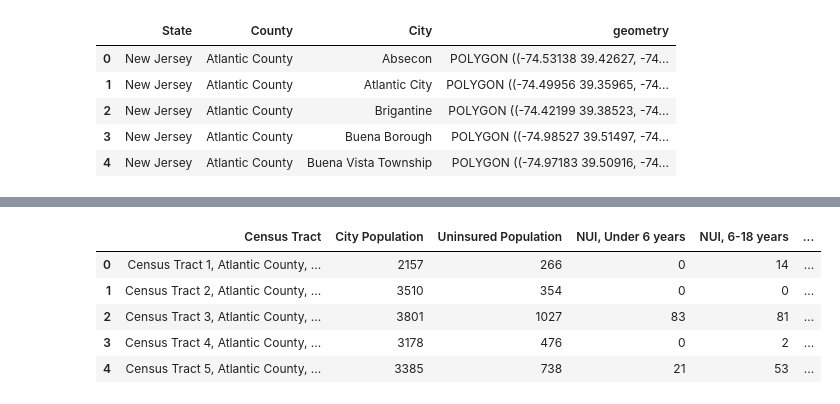
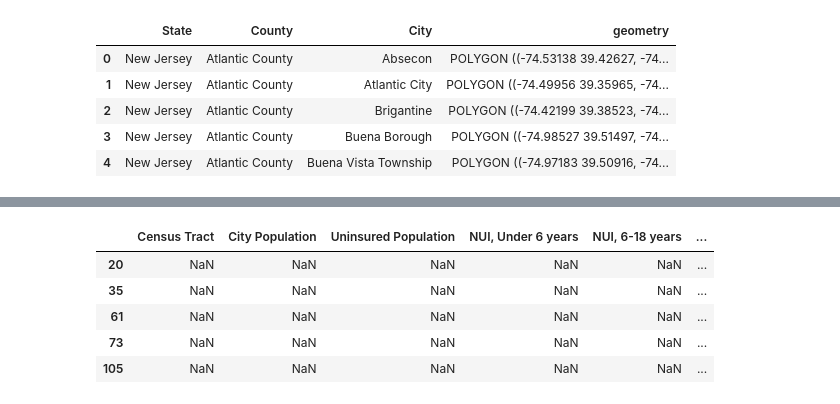
Before and after one commit to Myself1214/Pushing-P-Breakers, a Jupyter notebook: Code/Capstone_Project_ETL.ipynb, the cells around one changed output, grey strips where cells are left out. Drawn from its saved outputs; the diff is of its cells as text; code cells hidden in the pictures.

Commit message:
updatedNJ_Census_Tracts table to use right join to preserve counties with missing healthcare info

```diff
--- a/Code/Capstone_Project_ETL.ipynb
+++ b/Code/Capstone_Project_ETL.ipynb
@@ -496,6 +496,9 @@ tract.head()
 | 3 | 34 | 029 | 715902 | 1400000US34029715902 | 34029715902 | 7159.02 | CT | 3377179 | 201835 | POLYGON ((-74.19763 40.04472, -74... |
 | 4 | 34 | 029 | 721000 | 1400000US34029721000 | 34029721000 | 7210 | CT | 2260503 | 240040 | POLYGON ((-74.33147 40.02096, -74... |
 # %%
+# Read in Tract Healthcare information
+import numpy as np
+
 col_dict = {'NAME':'Census Tract',
 'GEO_ID':'AFFGEOID',
 'S2701_C01_001E': 'City Population',
@@ -522,42 +525,44 @@ col_dict = {'NAME':'Census Tract',
 tract_h = pd.read_csv('/dbfs/mnt/pushing-p-breakers/NJ_Uninsured_by_Census_Tract.csv', low_memory=False)
 
 # Drop First Row
 tract_h.drop(0,inplace=True)
 
 # Rename columns
 tract_h = tract_h.rename(columns = col_dict)
 
 # Select Columns of interest
 tract_h = tract_h[['Census Tract','AFFGEOID','City Population','Uninsured Population','NUI, Under 6 years','NUI, 6-18 years', 'NUI, 19 to 25 years',
 'NUI, 26 to 34 years', 'NUI, 35 to 44 years','NUI, 45 to 54 years','NUI, 55 to 64 years','NUI, 65 years and older',
 'NUI, Men', 'NUI, Women','NUI, White','NUI, African American', 'NUI, American Indian & Alaska Native Population',
 'NUI, Asians', 'NUI, Native Hawaiians & Pacific Islanders Population']]
 
-# Merge based on AFFGEOID column
-tract_info = tract_h.merge(tract,how='inner',on='AFFGEOID')
+# Merge based on AFFGEOID column (we need to use a 'right' join because some of the healthcare data for census tracts is missing but we need the county geometries)
+tract_info = tract_h.merge(tract,how='right',on='AFFGEOID')
 
 # Convert to Geodataframe
 tract_info = gpd.GeoDataFrame(tract_info, geometry=tract_info['geometry'])
 
 # Convert columns to appropriate Datatypes
+
 tract_info[['City Population', 'Uninsured Population', 'NUI, Under 6 years', 'NUI, 6-18 years', 'NUI, 19 to 25 years','NUI, 26 to 34 years', 'NUI, 35 to 44 years', 'NUI, 45 to 54 years',
 'NUI, 55 to 64 years', 'NUI, 65 years and older', 'NUI, Men', 'NUI, Women','NUI, White','NUI, African American','NUI, American Indian & Alaska Native Population','NUI, Asians',
 'NUI, Native Hawaiians & Pacific Islanders Population']] = tract_info[['City Population', 'Uninsured Population', 'NUI, Under 6 years', 'NUI, 6-18 years', 'NUI, 19 to 25 years','NUI, 26 to 34 years', 'NUI, 35 to 44 years', 'NUI, 45 to 54 years',
 'NUI, 55 to 64 years', 'NUI, 65 years and older', 'NUI, Men', 'NUI, Women','NUI, White','NUI, African American','NUI, American Indian & Alaska Native Population','NUI, Asians',
-'NUI, Native Hawaiians & Pacific Islanders Population']].astype(int)
+'NUI, Native Hawaiians & Pacific Islanders Population']].fillna(-1).astype(int).replace(-1, np.nan) # if we try to convert to an int with null values it gives an error
 
 # Drop unnecessary columns
 tract_info.drop(['AFFGEOID', 'GEOID', 'NAME', 'LSAD', 'ALAND', 'AWATER','STATEFP','COUNTYFP','TRACTCE'],axis=1,inplace=True)
 
-tract_info.head()
+# Just to show what I mean. There are polygons with null healthcare values. We need to use a right join to preserve these polygons
+tract_info[tract_info['Uninsured Population'].isna()].head()
 # %% [output]
 [interactive output not drawn]
 |  | Census Tract | City Population | Uninsured Population | NUI, Under 6 years | NUI, 6-18 years | ... |
-| 0 | Census Tract 1, Atlantic County, ... | 2157 | 266 | 0 | 14 | ... |
-| 1 | Census Tract 2, Atlantic County, ... | 3510 | 354 | 0 | 0 | ... |
-| 2 | Census Tract 3, Atlantic County, ... | 3801 | 1027 | 83 | 81 | ... |
-| 3 | Census Tract 4, Atlantic County, ... | 3178 | 476 | 0 | 2 | ... |
-| 4 | Census Tract 5, Atlantic County, ... | 3385 | 738 | 21 | 53 | ... |
+| 20 | NaN | NaN | NaN | NaN | NaN | ... |
+| 35 | NaN | NaN | NaN | NaN | NaN | ... |
+| 61 | NaN | NaN | NaN | NaN | NaN | ... |
+| 73 | NaN | NaN | NaN | NaN | NaN | ... |
+| 105 | NaN | NaN | NaN | NaN | NaN | ... |
 # %%
 # Get SAHIE (Small Area Health Insurance Estimate) Data
 
```
Also changed, not shown: parts of 2 cells of this notebook.
